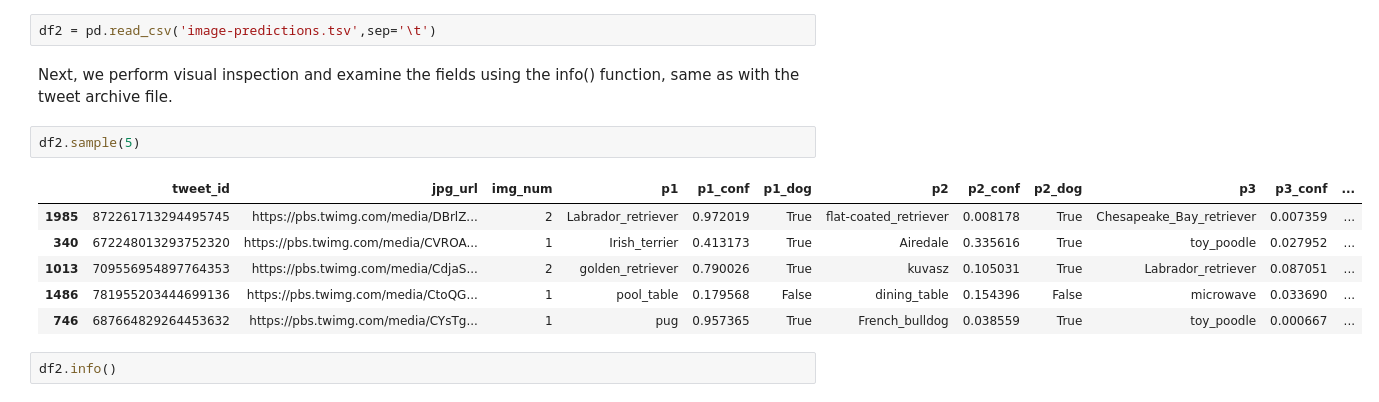
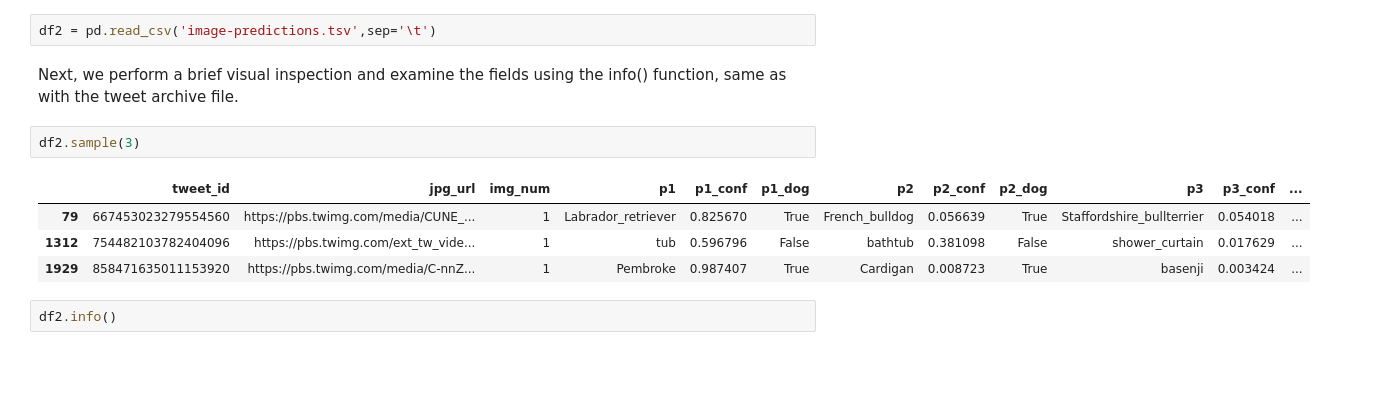
Before and after one commit to moscowjh/t2-p3-wrangle, a Jupyter notebook: wrangle_act.ipynb, the cells around one changed output. Cells and saved outputs as stored; diff of their text form; blank space fills up the shorter version.

```diff
--- a/wrangle_act.ipynb
+++ b/wrangle_act.ipynb
@@ -105,16 +106,14 @@ We then open the file using the 'read_csv' function with the tab-separator indic
 # %%
 df2 = pd.read_csv('image-predictions.tsv',sep='\t')
 # %% [markdown]
-Next, we perform visual inspection and examine the fields using the info() function, same as with the tweet archive file.
+Next, we perform a brief visual inspection and examine the fields using the info() function, same as with the tweet archive file.
 # %%
-df2.sample(5)
+df2.sample(3)
 # %% [output]
 |  | tweet_id | jpg_url | img_num | p1 | p1_conf | p1_dog | p2 | p2_conf | p2_dog | p3 | p3_conf | ... |
-| 1985 | 872261713294495745 | https://pbs.twimg.com/media/DBrlZ... | 2 | Labrador_retriever | 0.972019 | True | flat-coated_retriever | 0.008178 | True | Chesapeake_Bay_retriever | 0.007359 | ... |
-| 340 | 672248013293752320 | https://pbs.twimg.com/media/CVROA... | 1 | Irish_terrier | 0.413173 | True | Airedale | 0.335616 | True | toy_poodle | 0.027952 | ... |
-| 1013 | 709556954897764353 | https://pbs.twimg.com/media/CdjaS... | 2 | golden_retriever | 0.790026 | True | kuvasz | 0.105031 | True | Labrador_retriever | 0.087051 | ... |
-| 1486 | 781955203444699136 | https://pbs.twimg.com/media/CtoQG... | 1 | pool_table | 0.179568 | False | dining_table | 0.154396 | False | microwave | 0.033690 | ... |
-| 746 | 687664829264453632 | https://pbs.twimg.com/media/CYsTg... | 1 | pug | 0.957365 | True | French_bulldog | 0.038559 | True | toy_poodle | 0.000667 | ... |
+| 79 | 667453023279554560 | https://pbs.twimg.com/media/CUNE_... | 1 | Labrador_retriever | 0.825670 | True | French_bulldog | 0.056639 | True | Staffordshire_bullterrier | 0.054018 | ... |
+| 1312 | 754482103782404096 | https://pbs.twimg.com/ext_tw_vide... | 1 | tub | 0.596796 | False | bathtub | 0.381098 | False | shower_curtain | 0.017629 | ... |
+| 1929 | 858471635011153920 | https://pbs.twimg.com/media/C-nnZ... | 1 | Pembroke | 0.987407 | True | Cardigan | 0.008723 | True | basenji | 0.003424 | ... |
 # %%
 df2.info()
 # %% [output]
```
Also changed, not shown: parts of 14 cells of this notebook.
